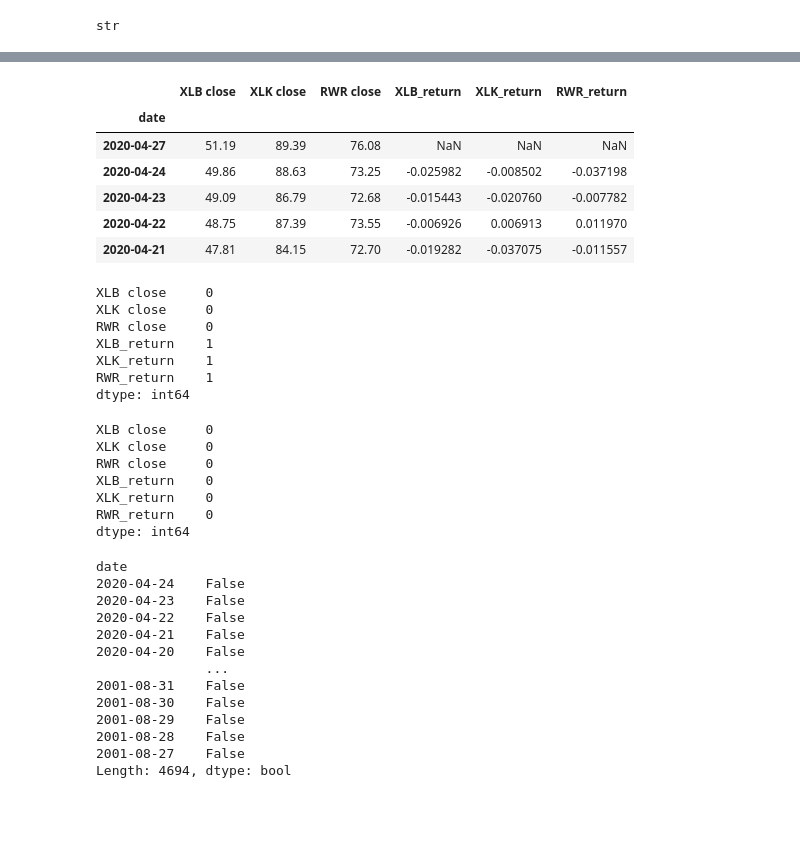
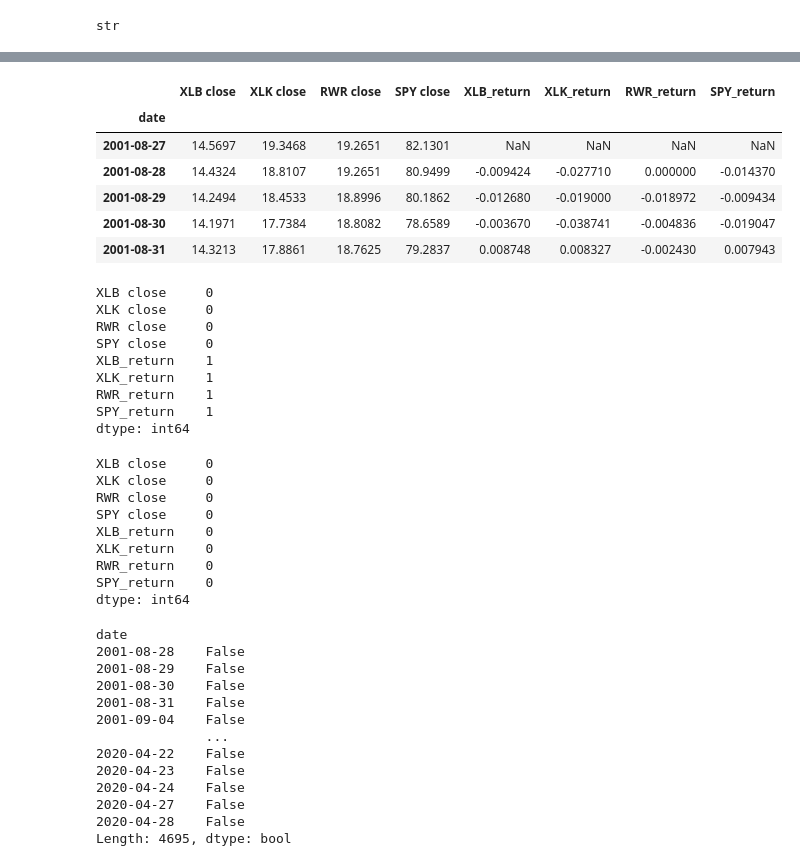
Before and after one commit to bkayratkyzy/Monte_Carlo_Simulations, a Jupyter notebook: notebooks/chris.ipynb, the cells around one changed output, grey strips where cells are left out. Drawn from its saved outputs; the diff is of its cells as text; code cells hidden in the pictures; blank space fills up the shorter version.

```diff
--- a/notebooks/chris.ipynb
+++ b/notebooks/chris.ipynb
@@ -58,13 +60,17 @@ str
 #Use alpha vantage to get historic quotes for XLB,XLK,RWR. This goes back 20 years.
 
 xlb_df = api.alpha_vantage.historic_quotes('XLB', adjusted=True, output_format='pandas')
-xlb_df.head()
+#xlb_df.head()
 
 xlk_df = api.alpha_vantage.historic_quotes('XLK', adjusted=True, output_format='pandas')
 # xlk_df.tail()
 
 rwr_df = api.alpha_vantage.historic_quotes('RWR', adjusted=True, output_format='pandas')
 #rwr_df.head()
+
+#Use alpha vantage to get historic quotes for S&P500. Will need this later.
+
+spy_df = api.alpha_vantage.historic_quotes('SPY', adjusted=True, output_format='pandas')
 
 
 
@@ -115,7 +121,10 @@ xlk_df.head()
 rwr_df = rwr_df['5. adjusted close']
 rwr_df.head()
 
+spy_df = spy_df['5. adjusted close']
+spy_df.head()
+
 #Use concat to put the data in one dataframe
-concat_df = pd.concat([xlb_df, xlk_df, rwr_df], axis = "columns", join = "inner")
+concat_df = pd.concat([xlb_df, xlk_df, rwr_df, spy_df], axis = "columns", join = "inner")
 concat_df.head()
 # %% [output]
@@ -129,6 +138,6 @@ concat_df.head()
 # %%
 #Change column names to avoid confusion
-columns = ['XLB close', 'XLK close', 'RWR close']
+columns = ['XLB close', 'XLK close', 'RWR close', 'SPY close']
 concat_df.columns = columns
 concat_df.head()
 # %% [output]
@@ -141,0 +151,5 @@ concat_df.head()
+# %%
+#Sort earliest to latest so that .pct_change() function works right
+
+concat_df.sort_index(inplace=True, ascending=True)
+concat_df.head()
@@ -142,25 +164,30 @@ concat_df.head()
 # %%
 #add another column to get daily returns of XLB
-daily_returns_xlb = xlb_df.pct_change()
+daily_returns_xlb = concat_df["XLB close"].pct_change()
 concat_df['XLB_return']= daily_returns_xlb
 
 #add another column to get daily returns of XLK
-daily_returns_xlk = xlk_df.pct_change()
+daily_returns_xlk = concat_df['XLK close'].pct_change()
 concat_df['XLK_return']= daily_returns_xlk
 
 #add another column to get daily returns of RWR
-daily_returns_rwr = rwr_df.pct_change()
+daily_returns_rwr = concat_df['RWR close'].pct_change()
 concat_df['RWR_return']= daily_returns_rwr
 
+#add another column to get daily returns of SPY
+daily_returns_spy = concat_df['SPY close'].pct_change()
+concat_df['SPY_return']= daily_returns_spy
+
+
 concat_df.head()
 # %% [output]
-|  | XLB close | XLK close | RWR close | XLB_return | XLK_return | RWR_return |
-| date |  |  |  |  |  |  |
-| 2020-04-27 | 51.19 | 89.39 | 76.08 | NaN | NaN | NaN |
-| 2020-04-24 | 49.86 | 88.63 | 73.25 | -0.025982 | -0.008502 | -0.037198 |
-| 2020-04-23 | 49.09 | 86.79 | 72.68 | -0.015443 | -0.020760 | -0.007782 |
-| 2020-04-22 | 48.75 | 87.39 | 73.55 | -0.006926 | 0.006913 | 0.011970 |
-| 2020-04-21 | 47.81 | 84.15 | 72.70 | -0.019282 | -0.037075 | -0.011557 |
+|  | XLB close | XLK close | RWR close | SPY close | XLB_return | XLK_return | RWR_return | SPY_return |
+| date |  |  |  |  |  |  |  |  |
+| 2001-08-27 | 14.5697 | 19.3468 | 19.2651 | 82.1301 | NaN | NaN | NaN | NaN |
+| 2001-08-28 | 14.4324 | 18.8107 | 19.2651 | 80.9499 | -0.009424 | -0.027710 | 0.000000 | -0.014370 |
+| 2001-08-29 | 14.2494 | 18.4533 | 18.8996 | 80.1862 | -0.012680 | -0.019000 | -0.018972 | -0.009434 |
+| 2001-08-30 | 14.1971 | 17.7384 | 18.8082 | 78.6589 | -0.003670 | -0.038741 | -0.004836 | -0.019047 |
+| 2001-08-31 | 14.3213 | 17.8861 | 18.7625 | 79.2837 | 0.008748 | 0.008327 | -0.002430 | 0.007943 |
 # %%
 #check for nulls
 
@@ -169,9 +196,11 @@ concat_df.isnull().sum()
 XLB close     0
 XLK close     0
 RWR close     0
+SPY close     0
 XLB_return    1
 XLK_return    1
 RWR_return    1
+SPY_return    1
 dtype: int64
 # %%
 # Drop nulls
@@ -183,27 +212,29 @@ concat_df.isnull().sum()
 XLB close     0
 XLK close     0
 RWR close     0
+SPY close     0
 XLB_return    0
 XLK_return    0
 RWR_return    0
+SPY_return    0
 dtype: int64
 # %%
 # Checking for duplicate rows
 concat_df.duplicated()
 # %% [output]
 date
+2001-08-28    False
+2001-08-29    False
+2001-08-30    False
+2001-08-31    False
+2001-09-04    False
+              ...
+2020-04-22    False
+2020-04-23    False
 2020-04-24    False
-2020-04-23    False
-2020-04-22    False
-2020-04-21    False
-2020-04-20    False
-              ...
-2001-08-31    False
-2001-08-30    False
-2001-08-29    False
-2001-08-28    False
-2001-08-27    False
-Length: 4694, dtype: bool
+2020-04-27    False
+2020-04-28    False
+Length: 4695, dtype: bool
 # %%
 # drop duplicates
 concat_df.drop_duplicates(inplace=True)
```
Also changed, not shown: parts of 29 cells of this notebook, 1 other file.
